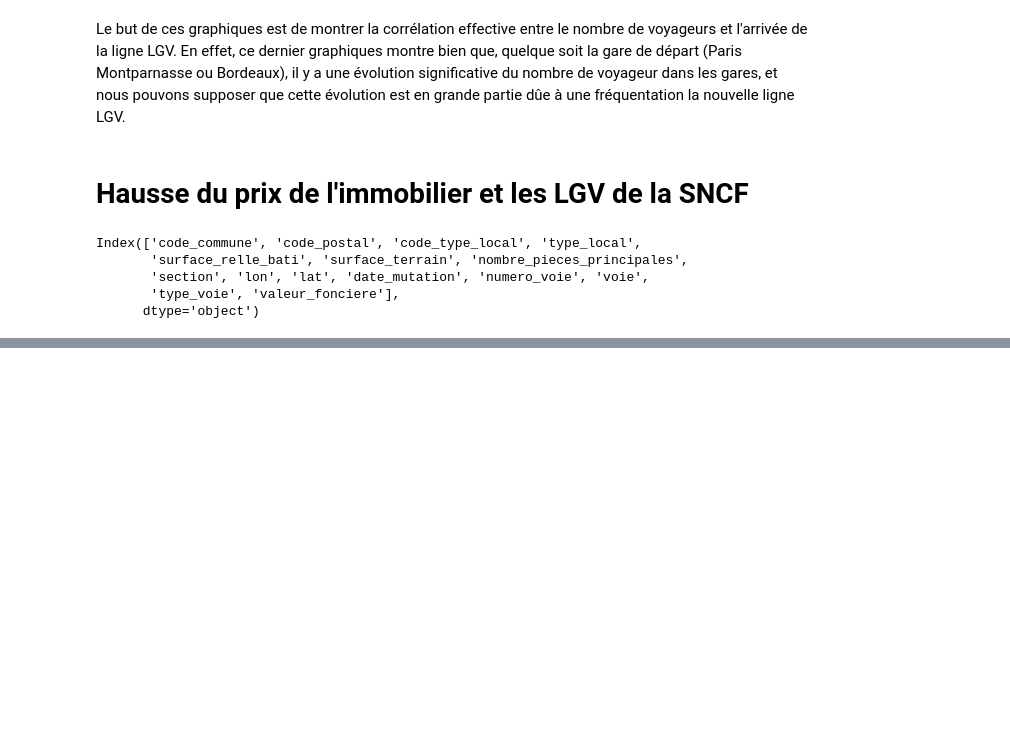
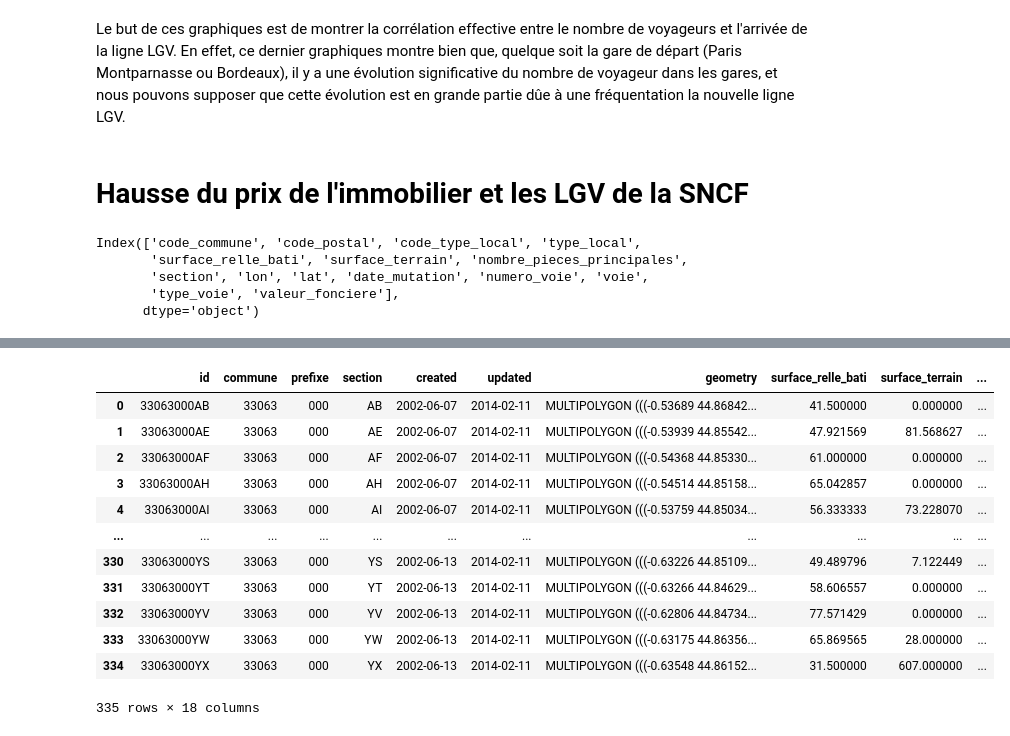
Before and after one commit to mdlbm/SNCF-Immobilier, a Jupyter notebook: Projet.ipynb, the cells around one changed output, grey strips where cells are left out. Cells and saved outputs as stored; diff of their text form; code cells hidden in the pictures; blank space fills up the shorter version.

```diff
--- a/Projet.ipynb
+++ b/Projet.ipynb
@@ -285,0 +311,20 @@ data_json.sort_values("valeur_m2", ascending = True).head(20)
+# %%
+bordeaux_sections = gpd.read_file('https://raw.githubusercontent.com/mdlbm/SNCF-Immobilier/Mats/cadastre-33063-sections.json') #Importation des sections cadastrale de Bordeaux
+bordeaux_sections=bordeaux_sections.rename(columns={'code':'section'}) # Renommage de la colonne code en section pour permettre la fusion par section cadastrale
+valeurs_m2_agg = data_json.groupby('section').mean('valeur_m2').reset_index() #Création d'une data frame regroupant la moyenne de la valeur au m2 par section cadastrale
+
+bordeaux_sections.merge(valeurs_m2_agg) #Fusion des sections cadastrales
+# %% [output]
+|  | id | commune | prefixe | section | created | updated | geometry | surface_relle_bati | surface_terrain | ... |
+| 0 | 33063000AB | 33063 | 000 | AB | 2002-06-07 | 2014-02-11 | MULTIPOLYGON (((-0.53689 44.86842... | 41.500000 | 0.000000 | ... |
+| 1 | 33063000AE | 33063 | 000 | AE | 2002-06-07 | 2014-02-11 | MULTIPOLYGON (((-0.53939 44.85542... | 47.921569 | 81.568627 | ... |
+| 2 | 33063000AF | 33063 | 000 | AF | 2002-06-07 | 2014-02-11 | MULTIPOLYGON (((-0.54368 44.85330... | 61.000000 | 0.000000 | ... |
+| 3 | 33063000AH | 33063 | 000 | AH | 2002-06-07 | 2014-02-11 | MULTIPOLYGON (((-0.54514 44.85158... | 65.042857 | 0.000000 | ... |
+| 4 | 33063000AI | 33063 | 000 | AI | 2002-06-07 | 2014-02-11 | MULTIPOLYGON (((-0.53759 44.85034... | 56.333333 | 73.228070 | ... |
+| ... | ... | ... | ... | ... | ... | ... | ... | ... | ... | ... |
+| 330 | 33063000YS | 33063 | 000 | YS | 2002-06-13 | 2014-02-11 | MULTIPOLYGON (((-0.63226 44.85109... | 49.489796 | 7.122449 | ... |
+| 331 | 33063000YT | 33063 | 000 | YT | 2002-06-13 | 2014-02-11 | MULTIPOLYGON (((-0.63266 44.84629... | 58.606557 | 0.000000 | ... |
+| 332 | 33063000YV | 33063 | 000 | YV | 2002-06-13 | 2014-02-11 | MULTIPOLYGON (((-0.62806 44.84734... | 77.571429 | 0.000000 | ... |
+| 333 | 33063000YW | 33063 | 000 | YW | 2002-06-13 | 2014-02-11 | MULTIPOLYGON (((-0.63175 44.86356... | 65.869565 | 28.000000 | ... |
+| 334 | 33063000YX | 33063 | 000 | YX | 2002-06-13 | 2014-02-11 | MULTIPOLYGON (((-0.63548 44.86152... | 31.500000 | 607.000000 | ... |
+335 rows × 18 columns
```
Also changed, not shown: parts of 11 cells of this notebook.
